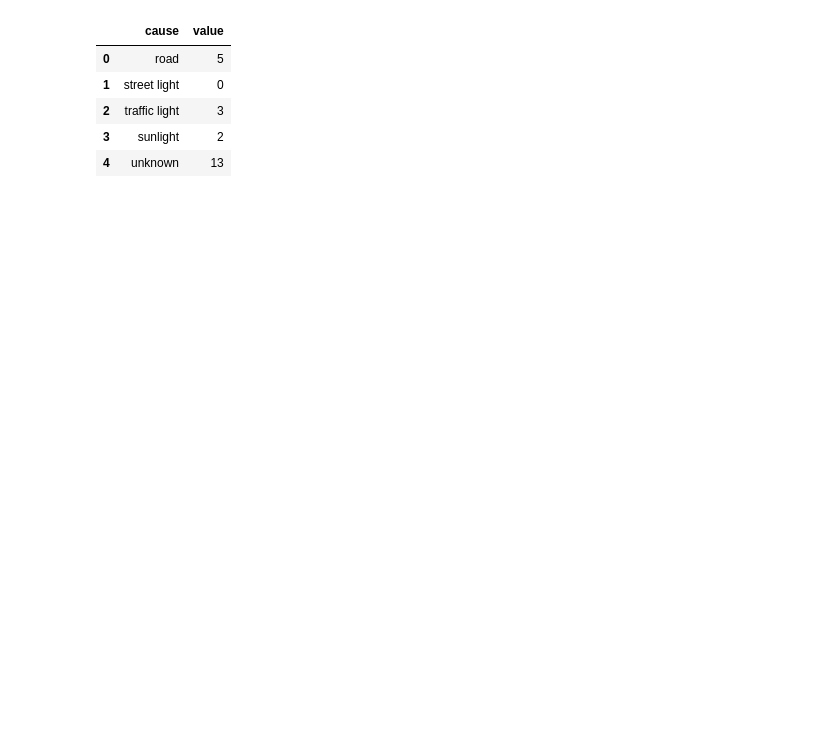
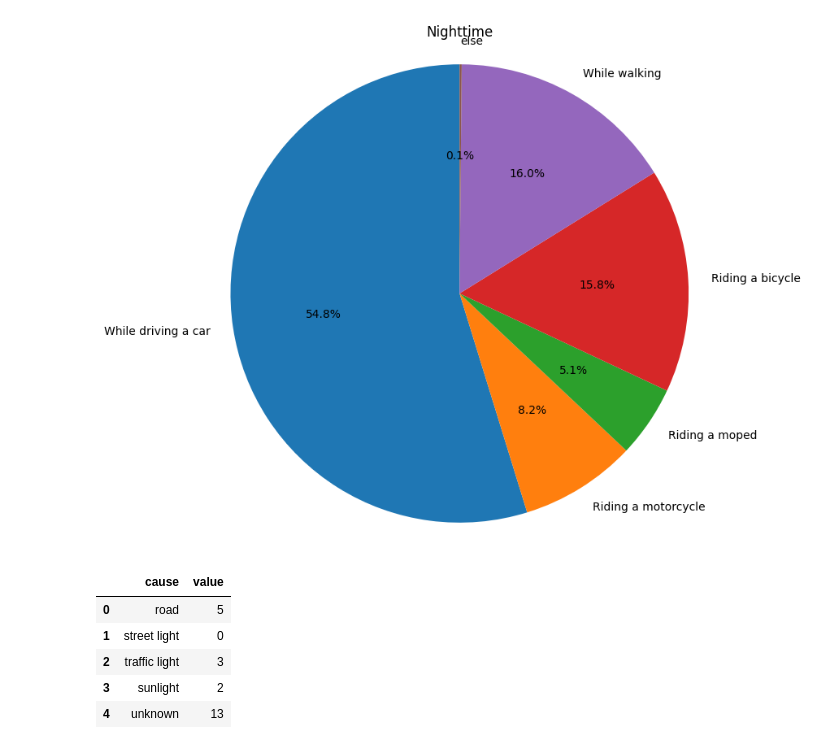
Before and after one commit to kawaguchiharu/2.final, a Jupyter notebook: final.ipynb, the cells around one changed output. Saved outputs shown, nothing was run; the diff lists cells and outputs as text; code cells hidden in the pictures; blank space fills up the shorter version.

```diff
--- a/final.ipynb
+++ b/final.ipynb
@@ -11,0 +51,4 @@ df
+# %%
+#スクレイピングしたデータから必要なデータ
+df0 = pd.read_csv("ac_n.csv")
+df0
@@ -12,3 +63,18 @@ df
+# %%
+#夜間
+labels = df0['Doing']
+sizes = df0['Nighttime']
+
+# 円グラフの描画
+plt.figure(figsize=(8, 8))
+plt.pie(sizes, labels=labels, autopct='%1.1f%%', startangle=90)
+plt.title('Nighttime')
+plt.axis('equal')  # アスペクト比を保つために必要
+
+# グラフの表示
+plt.show()
+# %% [output]
+[figure, added]
 # %%
 #アンケート結果(朝)
 df1 = pd.read_csv("morning.csv")
```
Also changed, not shown: parts of 5 cells of this notebook.
